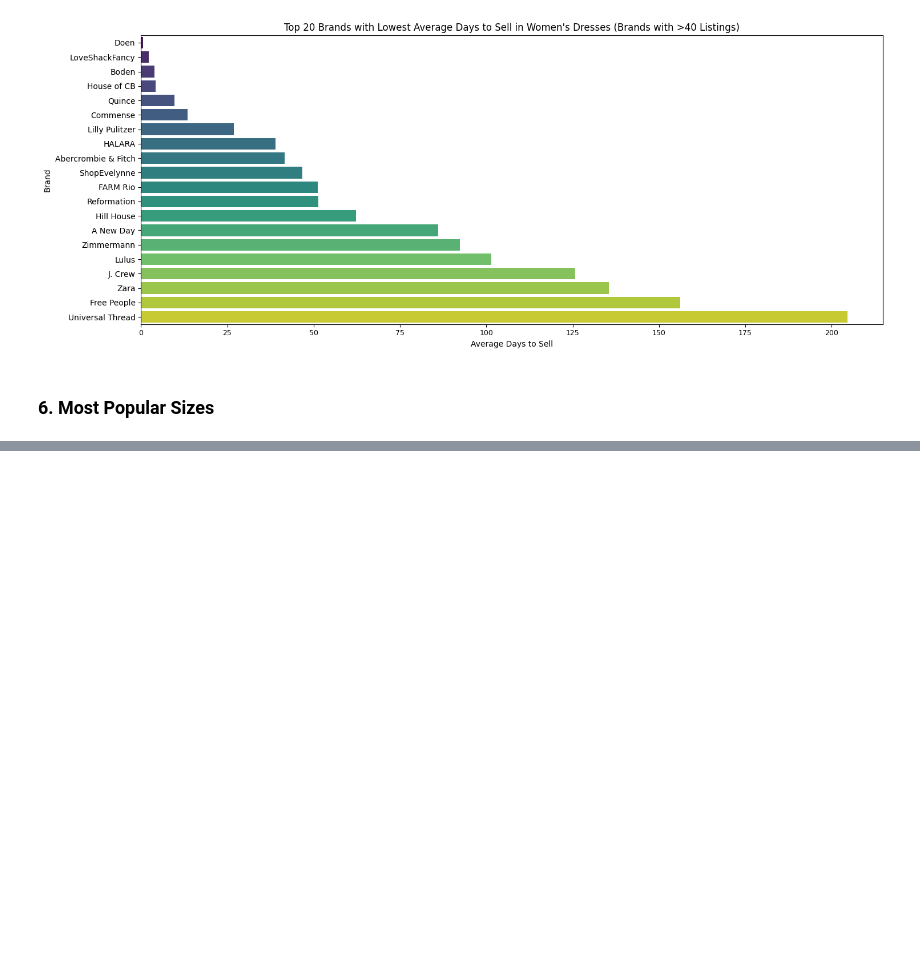
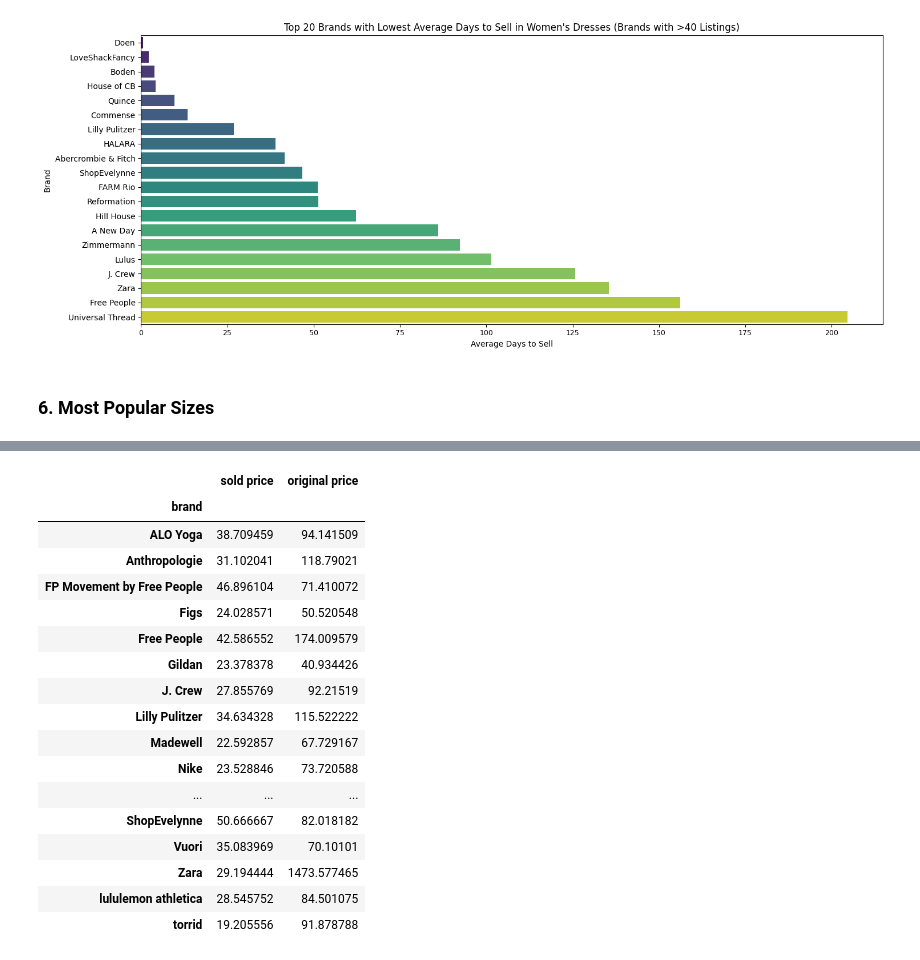
Before and after one commit to its-melina/Poshmark-Analytics, a Jupyter notebook: EDA.ipynb, the cells around one changed output, grey strips where cells are left out. Drawn from its saved outputs; the diff is of its cells as text; code cells hidden in the pictures; blank space fills up the shorter version.

```diff
--- a/EDA.ipynb
+++ b/EDA.ipynb
@@ -224,0 +251,26 @@ Name: sold price, dtype: Float64
+# %%
+# tops with at least 20 sales in the dataset
+tops_at_least_20 = tops[tops['brand'].isin(tops['brand'].value_counts().head(20).index)]
+# %%
+tops_sold_price_by_brand = tops_at_least_20.groupby('brand')[['sold price', 'original price']].agg('mean')
+# %%
+tops_sold_price_by_brand
+# %% [output]
+|  | sold price | original price |
+| brand |  |  |
+| ALO Yoga | 38.709459 | 94.141509 |
+| Anthropologie | 31.102041 | 118.79021 |
+| FP Movement by Free People | 46.896104 | 71.410072 |
+| Figs | 24.028571 | 50.520548 |
+| Free People | 42.586552 | 174.009579 |
+| Gildan | 23.378378 | 40.934426 |
+| J. Crew | 27.855769 | 92.21519 |
+| Lilly Pulitzer | 34.634328 | 115.522222 |
+| Madewell | 22.592857 | 67.729167 |
+| Nike | 23.528846 | 73.720588 |
+| ... | ... | ... |
+| ShopEvelynne | 50.666667 | 82.018182 |
+| Vuori | 35.083969 | 70.10101 |
+| Zara | 29.194444 | 1473.577465 |
+| lululemon athletica | 28.545752 | 84.501075 |
+| torrid | 19.205556 | 91.878788 |
```
Also changed, not shown: parts of 15 cells of this notebook.
